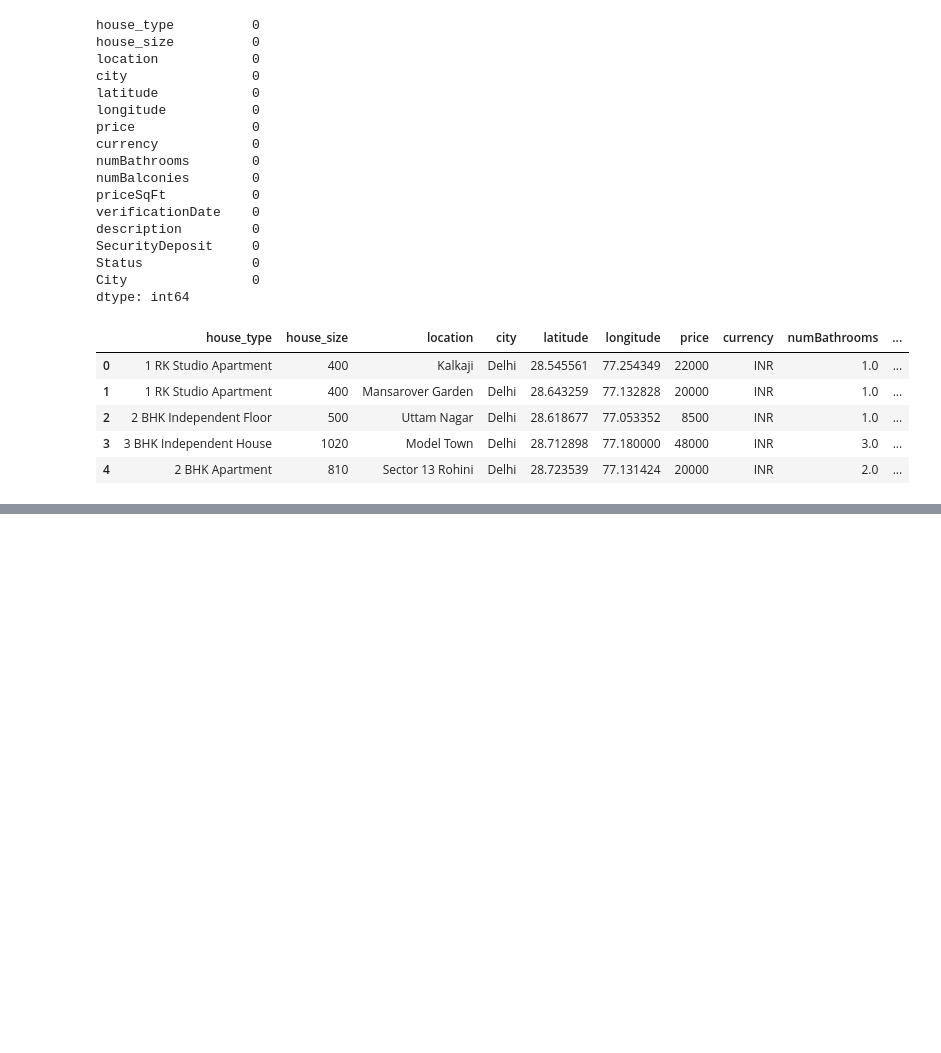
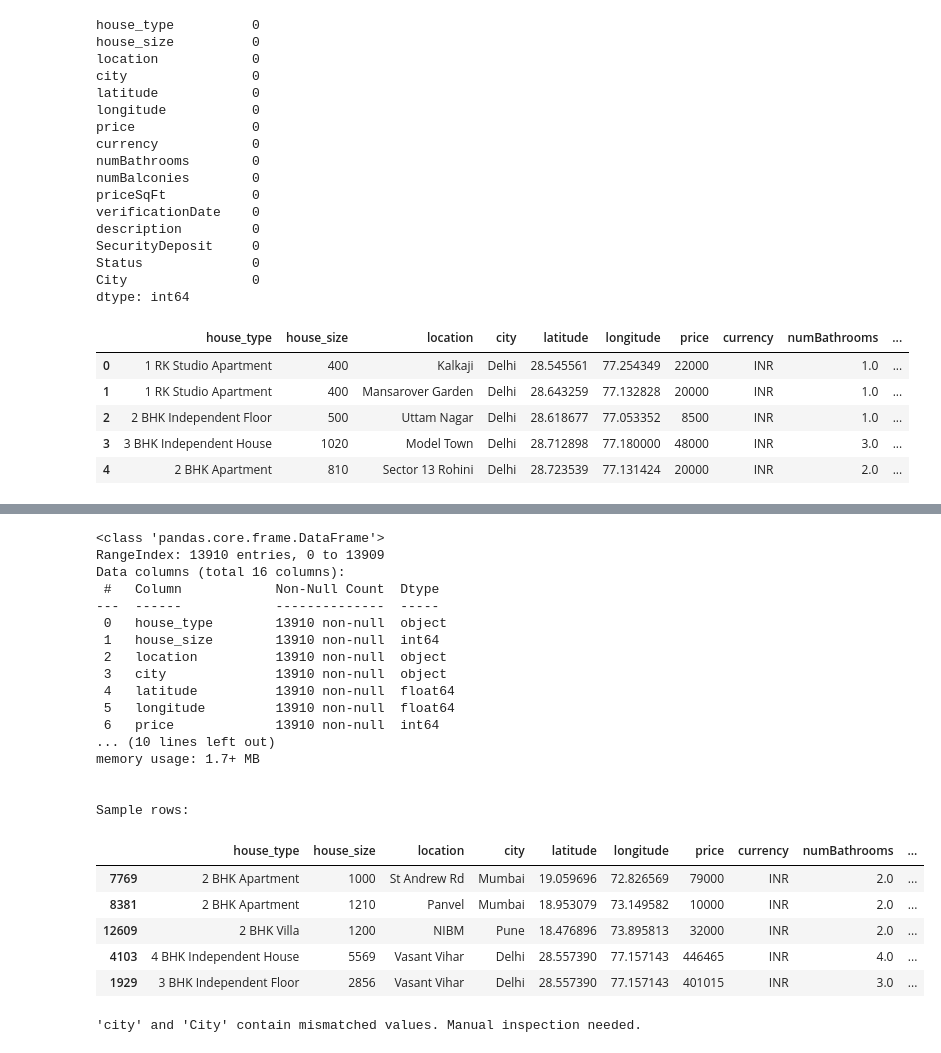
Before and after one commit to Gurdeepsingh-10/House_Price_Prediction-India-, a Jupyter notebook: backend/utils/preprocess.ipynb, the cells around one changed output, grey strips where cells are left out. Cells and saved outputs as stored; diff of their text form; code cells hidden in the pictures; blank space fills up the shorter version.

```diff
--- a/backend/utils/preprocess.ipynb
+++ b/backend/utils/preprocess.ipynb
@@ -177,0 +205,41 @@ df.head()
+# %%
+df.info()
+print("\n\nSample rows:")
+display(df.sample(5))
+# %% [output]
+<class 'pandas.core.frame.DataFrame'>
+RangeIndex: 13910 entries, 0 to 13909
+Data columns (total 16 columns):
+ #   Column            Non-Null Count  Dtype
+---  ------            --------------  -----
+ 0   house_type        13910 non-null  object
+ 1   house_size        13910 non-null  int64
+ 2   location          13910 non-null  object
+ 3   city              13910 non-null  object
+ 4   latitude          13910 non-null  float64
+ 5   longitude         13910 non-null  float64
+ 6   price             13910 non-null  int64
+... (10 lines left out)
+memory usage: 1.7+ MB
+
+
+Sample rows:
+|  | house_type | house_size | location | city | latitude | longitude | price | currency | numBathrooms | ... |
+| 7769 | 2 BHK Apartment | 1000 | St Andrew Rd | Mumbai | 19.059696 | 72.826569 | 79000 | INR | 2.0 | ... |
+| 8381 | 2 BHK Apartment | 1210 | Panvel | Mumbai | 18.953079 | 73.149582 | 10000 | INR | 2.0 | ... |
+| 12609 | 2 BHK Villa | 1200 | NIBM | Pune | 18.476896 | 73.895813 | 32000 | INR | 2.0 | ... |
+| 4103 | 4 BHK Independent House | 5569 | Vasant Vihar | Delhi | 28.557390 | 77.157143 | 446465 | INR | 4.0 | ... |
+| 1929 | 3 BHK Independent Floor | 2856 | Vasant Vihar | Delhi | 28.557390 | 77.157143 | 401015 | INR | 3.0 | ... |
+# %%
+# Standardize and compare the two columns
+df['city'] = df['city'].str.lower().str.strip()
+df['City'] = df['City'].str.lower().str.strip()
+
+# Drop 'City' if both are the same
+if (df['city'] == df['City']).all():
+    df.drop('City', axis=1, inplace=True)
+    print("✅ Dropped 'City' column as it duplicates 'city'")
+else:
+    print("'city' and 'City' contain mismatched values. Manual inspection needed.")
+# %% [output]
+'city' and 'City' contain mismatched values. Manual inspection needed.
```
Also changed, not shown: parts of 27 cells of this notebook.
